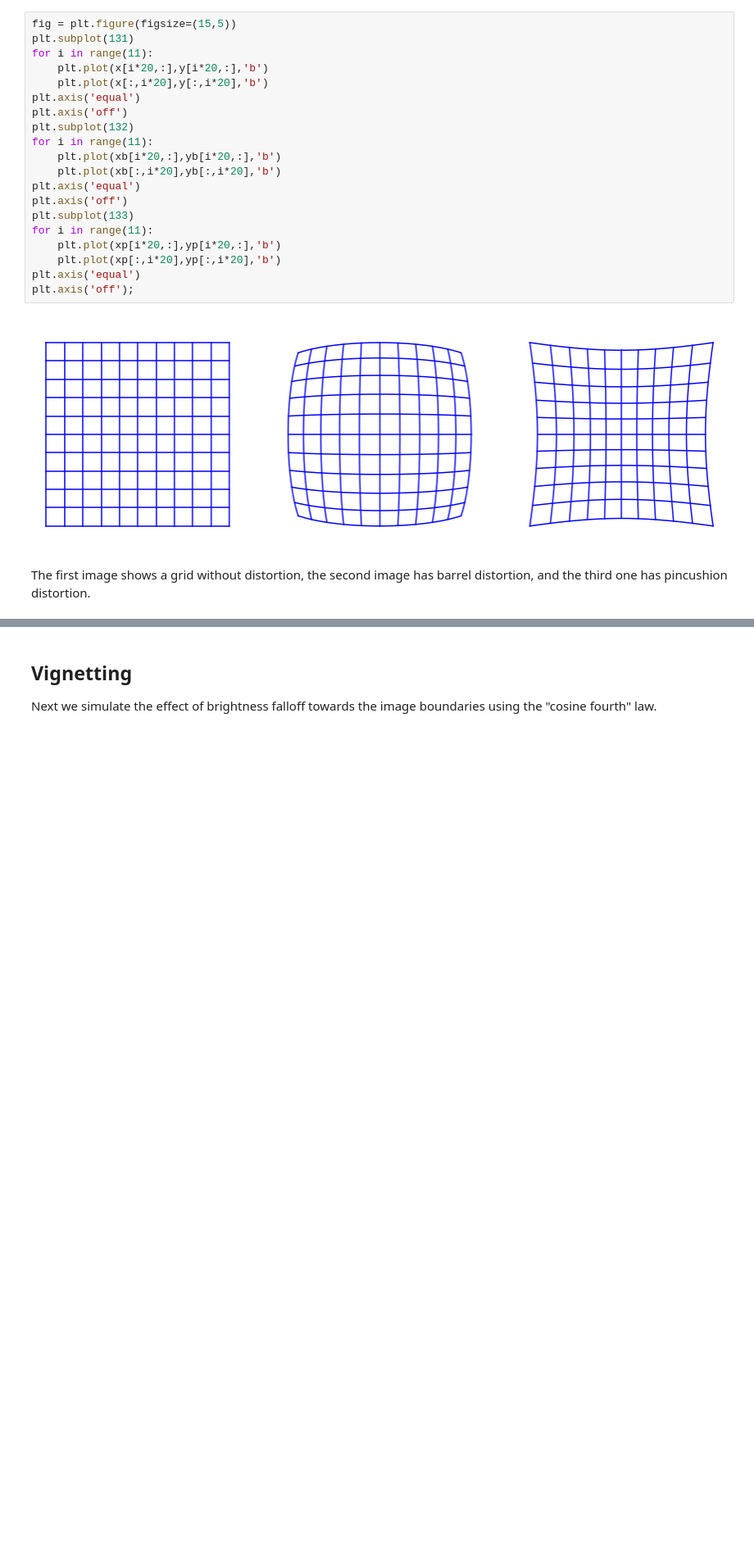
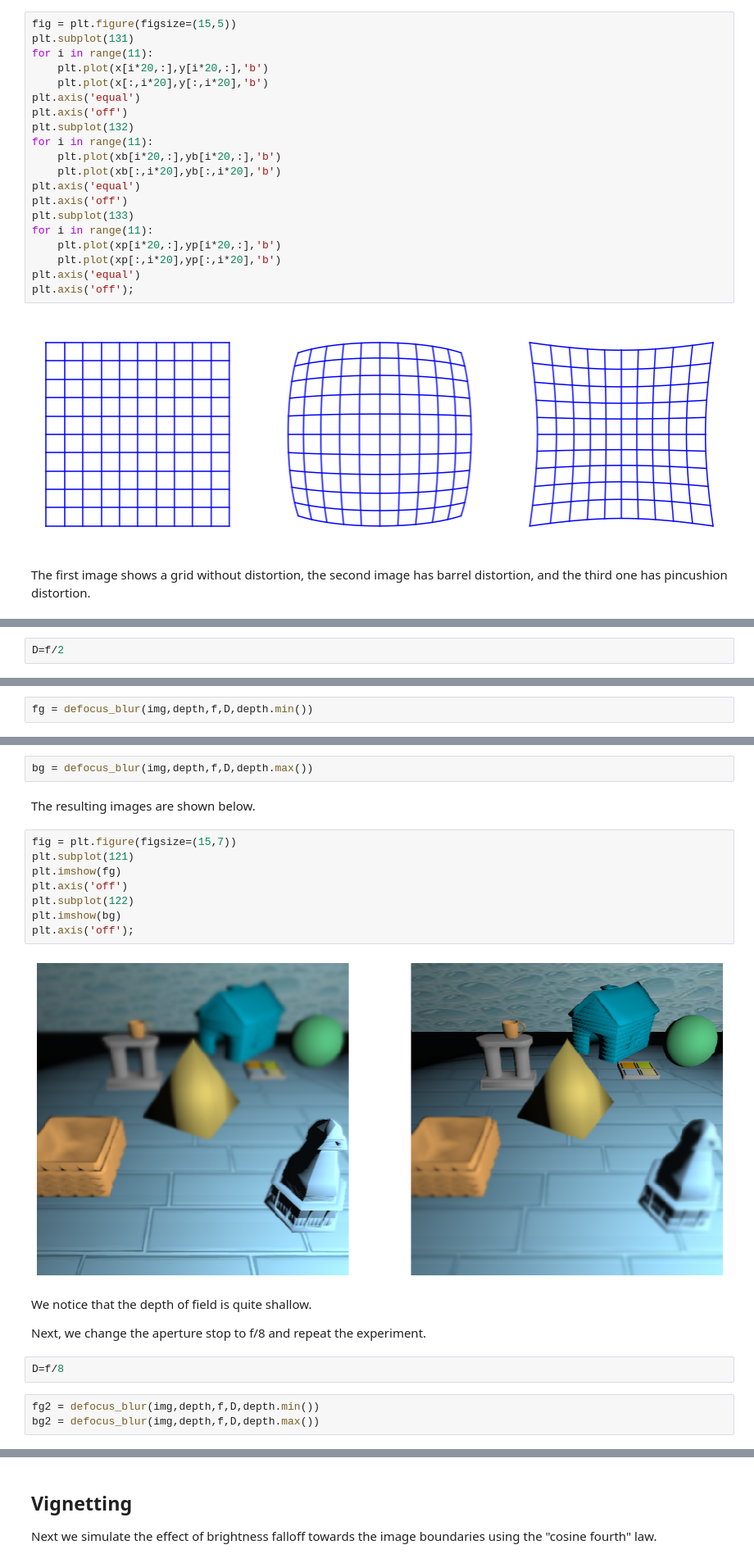
Before and after one commit to jtheikkila/mvis, a Jupyter notebook: jupyter/Imaging.ipynb, the cells around one changed output, grey strips where cells are left out. Shown at 82% size. Saved outputs shown, nothing was run; the diff lists cells and outputs as text; blank space fills up the shorter version.

```diff
--- a/jupyter/Imaging.ipynb
+++ b/jupyter/Imaging.ipynb
@@ -153,0 +218,2 @@ The first image shows a grid without distortion, the second image has barrel dis
+# %%
+D=f/2
@@ -153,0 +222,2 @@ The first image shows a grid without distortion, the second image has barrel dis
+# %%
+fg = defocus_blur(img,depth,f,D,depth.min())
@@ -153,0 +226,23 @@ The first image shows a grid without distortion, the second image has barrel dis
+# %%
+bg = defocus_blur(img,depth,f,D,depth.max())
+# %% [markdown]
+The resulting images are shown below.
+# %%
+fig = plt.figure(figsize=(15,7))
+plt.subplot(121)
+plt.imshow(fg)
+plt.axis('off')
+plt.subplot(122)
+plt.imshow(bg)
+plt.axis('off');
+# %% [output]
+[figure, added]
+# %% [markdown]
+We notice that the depth of field is quite shallow.
+
+Next, we change the aperture stop to f/8 and repeat the experiment.
+# %%
+D=f/8
+# %%
+fg2 = defocus_blur(img,depth,f,D,depth.min())
+bg2 = defocus_blur(img,depth,f,D,depth.max())
```
Also changed, not shown: parts of 48 cells of this notebook.
